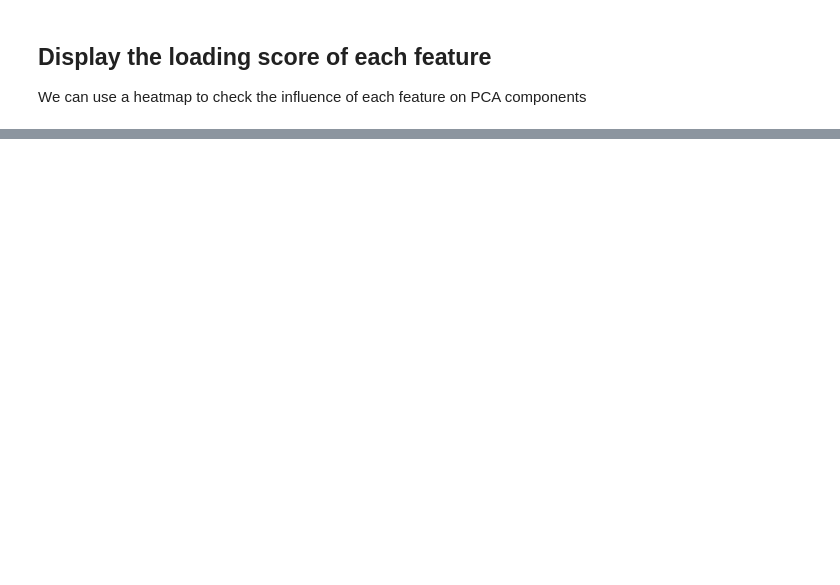
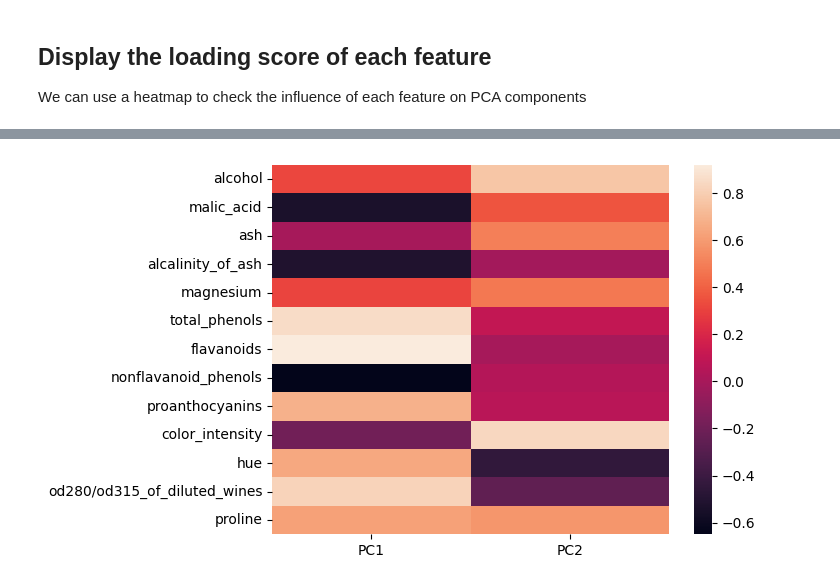
Before and after one commit to robitussin/CCADMACL, a Jupyter notebook: 7 - Principal Component Analysis/implementation/Using_PCA_on_the_wine_dataset.ipynb, the cells around one changed output, grey strips where cells are left out. Saved outputs shown, nothing was run; the diff lists cells and outputs as text; code cells hidden in the pictures; blank space fills up the shorter version.

Commit message:
Updated code
- Updated loading score code in wine dataset implementation of PCA
- Added centroids in iris dataset

```diff
--- a/7 - Principal Component Analysis/implementation/Using_PCA_on_the_wine_dataset.ipynb
+++ b/7 - Principal Component Analysis/implementation/Using_PCA_on_the_wine_dataset.ipynb
@@ -232,0 +226,5 @@ plt.show()
+# %%
+loadings = pca.components_.T * np.sqrt(pca.explained_variance_)
+
+loading_matrix = pd.DataFrame(loadings, columns=['PC1', 'PC2'], index=df.columns.drop('target'))
+loading_matrix
@@ -232,0 +246,6 @@ plt.show()
+# %%
+# Heat map
+sns.heatmap(loading_matrix)
+plt.show()
+# %% [output]
+[figure, added]
```
Also changed, not shown: parts of 7 cells of this notebook, 1 other file.
